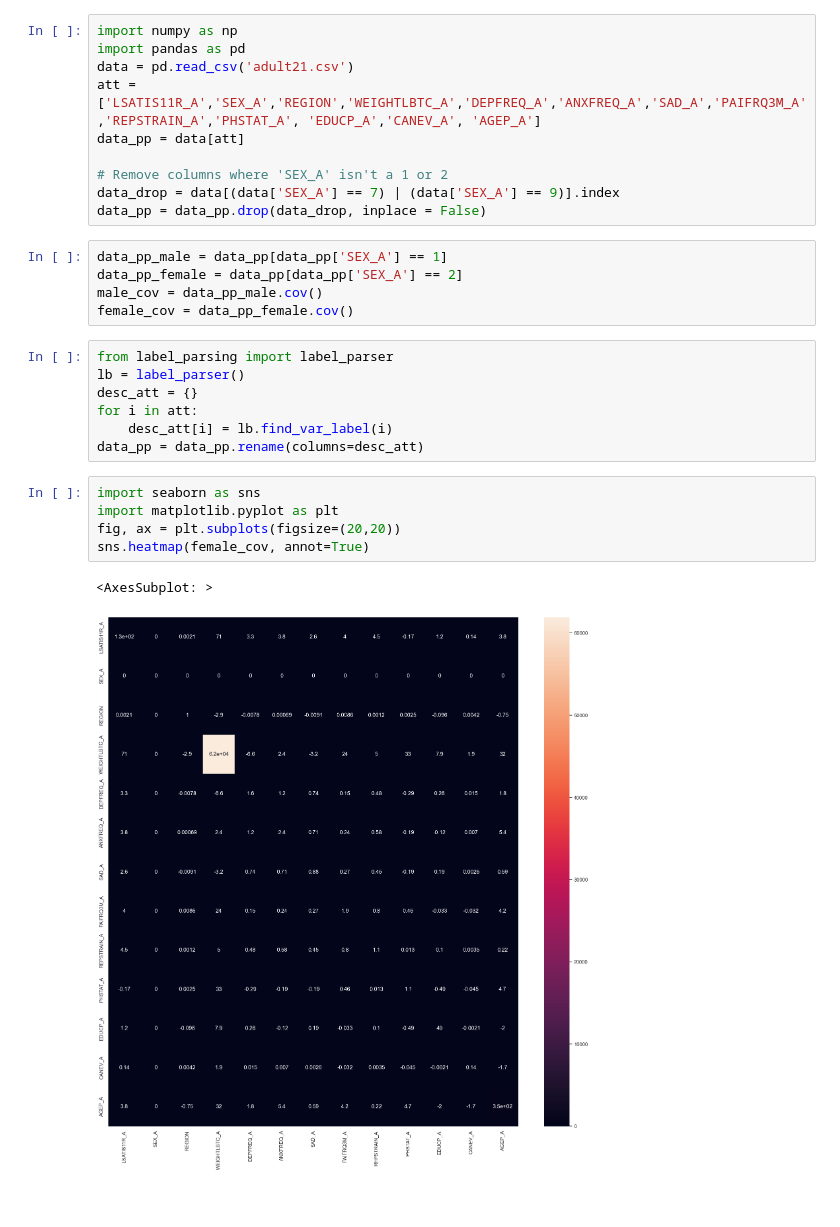
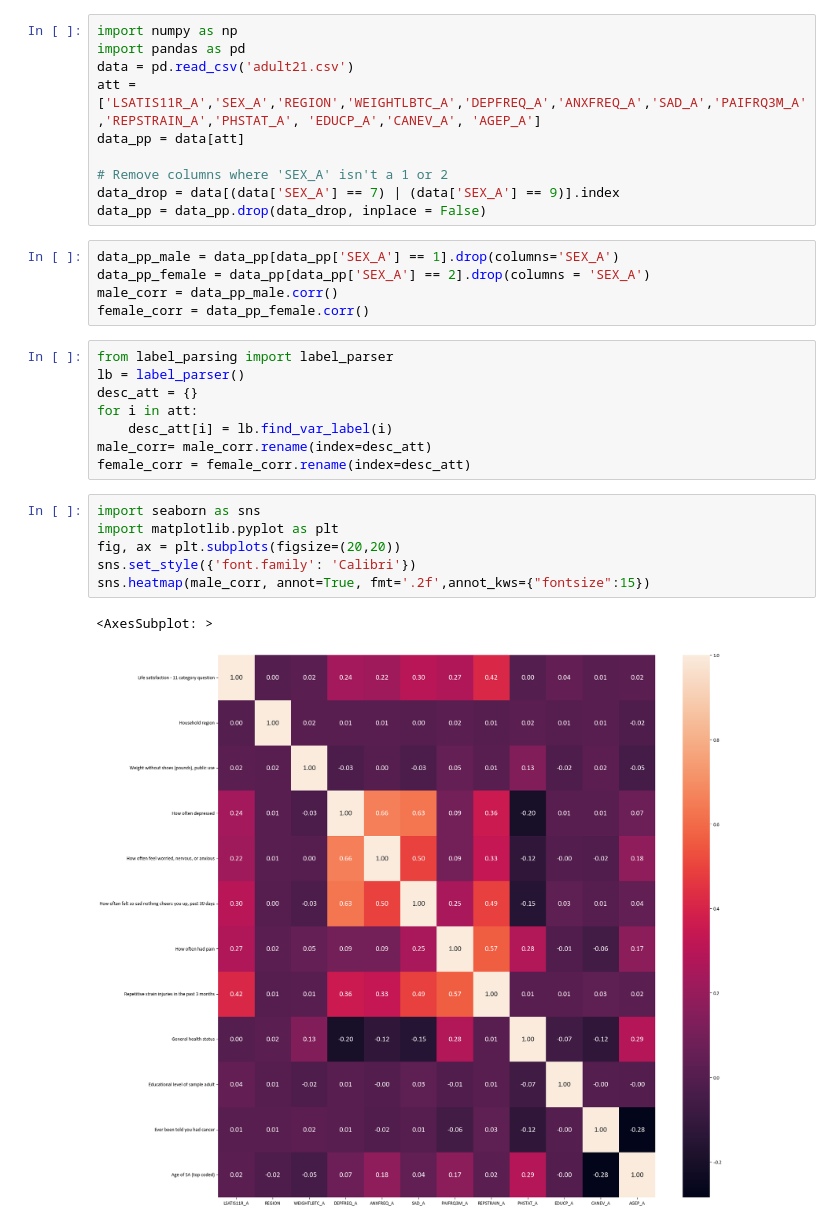
Before and after one commit to peterlecavalier/mentalhealthanalysis, a Jupyter notebook: coyan_correlationmatrix.ipynb, the cells around one changed output. Saved outputs shown, nothing was run; the diff lists cells and outputs as text.

```diff
--- a/coyan_correlationmatrix.ipynb
+++ b/coyan_correlationmatrix.ipynb
@@ -9,22 +9,24 @@ data_pp = data[att]
 data_drop = data[(data['SEX_A'] == 7) | (data['SEX_A'] == 9)].index
 data_pp = data_pp.drop(data_drop, inplace = False)
 # %%
-data_pp_male = data_pp[data_pp['SEX_A'] == 1]
-data_pp_female = data_pp[data_pp['SEX_A'] == 2]
-male_cov = data_pp_male.cov()
-female_cov = data_pp_female.cov()
+data_pp_male = data_pp[data_pp['SEX_A'] == 1].drop(columns='SEX_A')
+data_pp_female = data_pp[data_pp['SEX_A'] == 2].drop(columns = 'SEX_A')
+male_corr = data_pp_male.corr()
+female_corr = data_pp_female.corr()
 # %%
 from label_parsing import label_parser
 lb = label_parser()
 desc_att = {}
 for i in att:
     desc_att[i] = lb.find_var_label(i)
-data_pp = data_pp.rename(columns=desc_att)
+male_corr= male_corr.rename(index=desc_att)
+female_corr = female_corr.rename(index=desc_att)
 # %%
 import seaborn as sns
 import matplotlib.pyplot as plt
 fig, ax = plt.subplots(figsize=(20,20))
-sns.heatmap(female_cov, annot=True)
+sns.set_style({'font.family': 'Calibri'})
+sns.heatmap(male_corr, annot=True, fmt='.2f',annot_kws={"fontsize":15})
 # %% [output]
 <AxesSubplot: >
-[figure, old version]
+[figure, new version]
```
Also changed, not shown: parts of 2 cells of this notebook, 2 other files.
